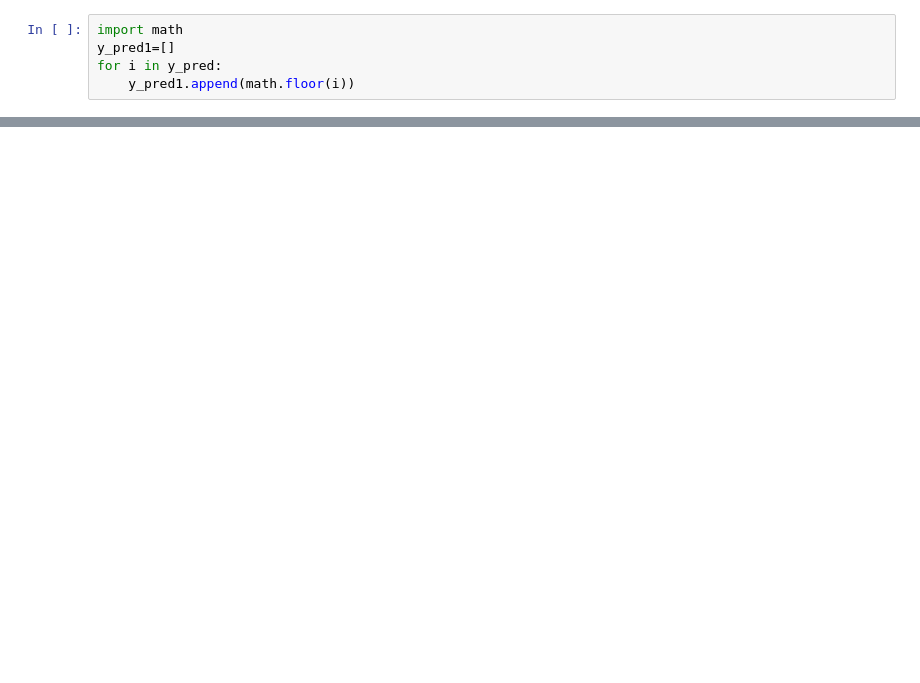
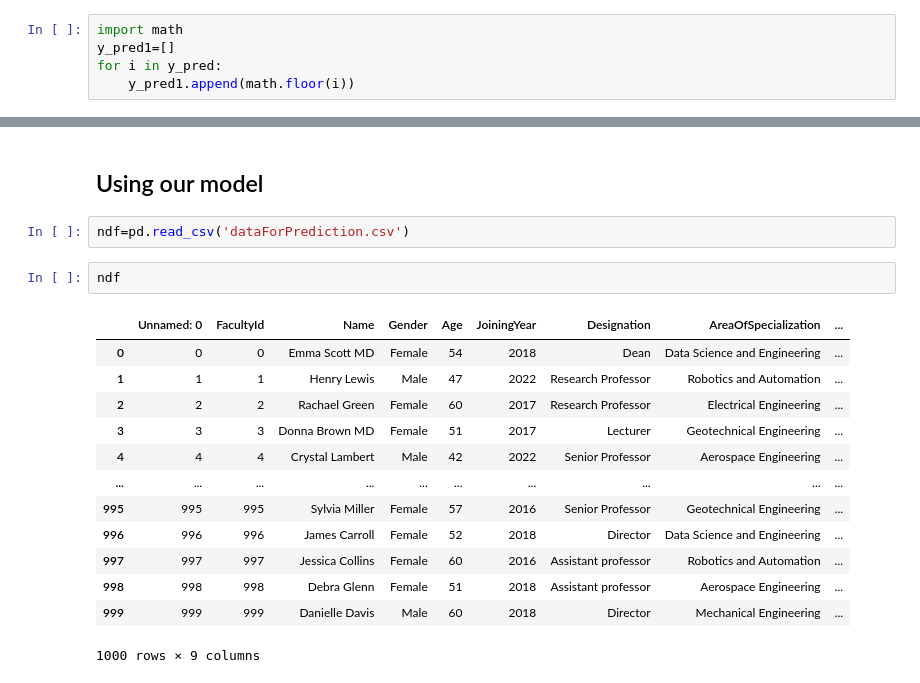
Before and after one commit to roshni226/faculty-forecast, a Jupyter notebook: devsoc.ipynb, the cells around one changed output, grey strips where cells are left out. Saved outputs shown, nothing was run; the diff lists cells and outputs as text; blank space fills up the shorter version.

```diff
--- a/devsoc.ipynb
+++ b/devsoc.ipynb
@@ -171,0 +89,20 @@ accuracy
+# %% [markdown]
+## Using our model
+# %%
+ndf=pd.read_csv('dataForPrediction.csv')
+# %%
+ndf
+# %% [output]
+|  | Unnamed: 0 | FacultyId | Name | Gender | Age | JoiningYear | Designation | AreaOfSpecialization | ... |
+| 0 | 0 | 0 | Emma Scott MD | Female | 54 | 2018 | Dean | Data Science and Engineering | ... |
+| 1 | 1 | 1 | Henry Lewis | Male | 47 | 2022 | Research Professor | Robotics and Automation | ... |
+| 2 | 2 | 2 | Rachael Green | Female | 60 | 2017 | Research Professor | Electrical Engineering | ... |
+| 3 | 3 | 3 | Donna Brown MD | Female | 51 | 2017 | Lecturer | Geotechnical Engineering | ... |
+| 4 | 4 | 4 | Crystal Lambert | Male | 42 | 2022 | Senior Professor | Aerospace Engineering | ... |
+| ... | ... | ... | ... | ... | ... | ... | ... | ... | ... |
+| 995 | 995 | 995 | Sylvia Miller | Female | 57 | 2016 | Senior Professor | Geotechnical Engineering | ... |
+| 996 | 996 | 996 | James Carroll | Female | 52 | 2018 | Director | Data Science and Engineering | ... |
+| 997 | 997 | 997 | Jessica Collins | Female | 60 | 2016 | Assistant professor | Robotics and Automation | ... |
+| 998 | 998 | 998 | Debra Glenn | Female | 51 | 2018 | Assistant professor | Aerospace Engineering | ... |
+| 999 | 999 | 999 | Danielle Davis | Male | 60 | 2018 | Director | Mechanical Engineering | ... |
+1000 rows × 9 columns
```
Also changed, not shown: parts of 28 cells of this notebook.
